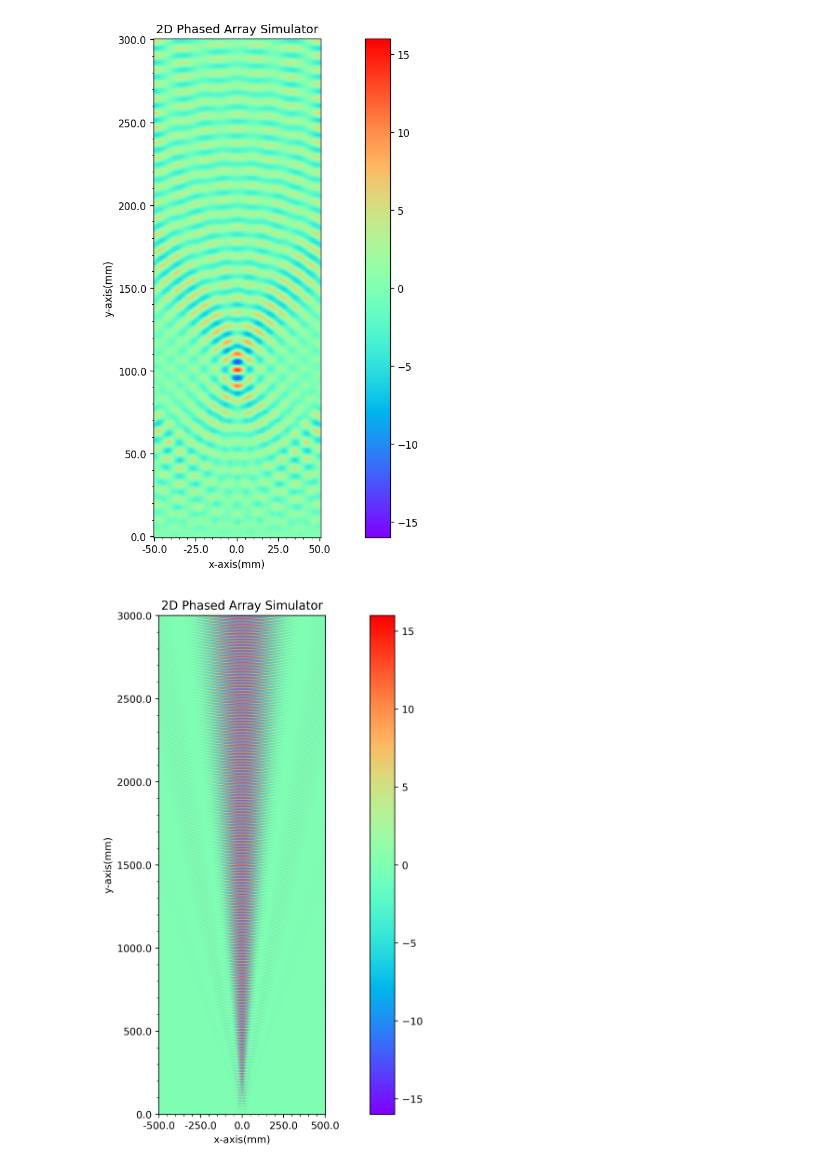
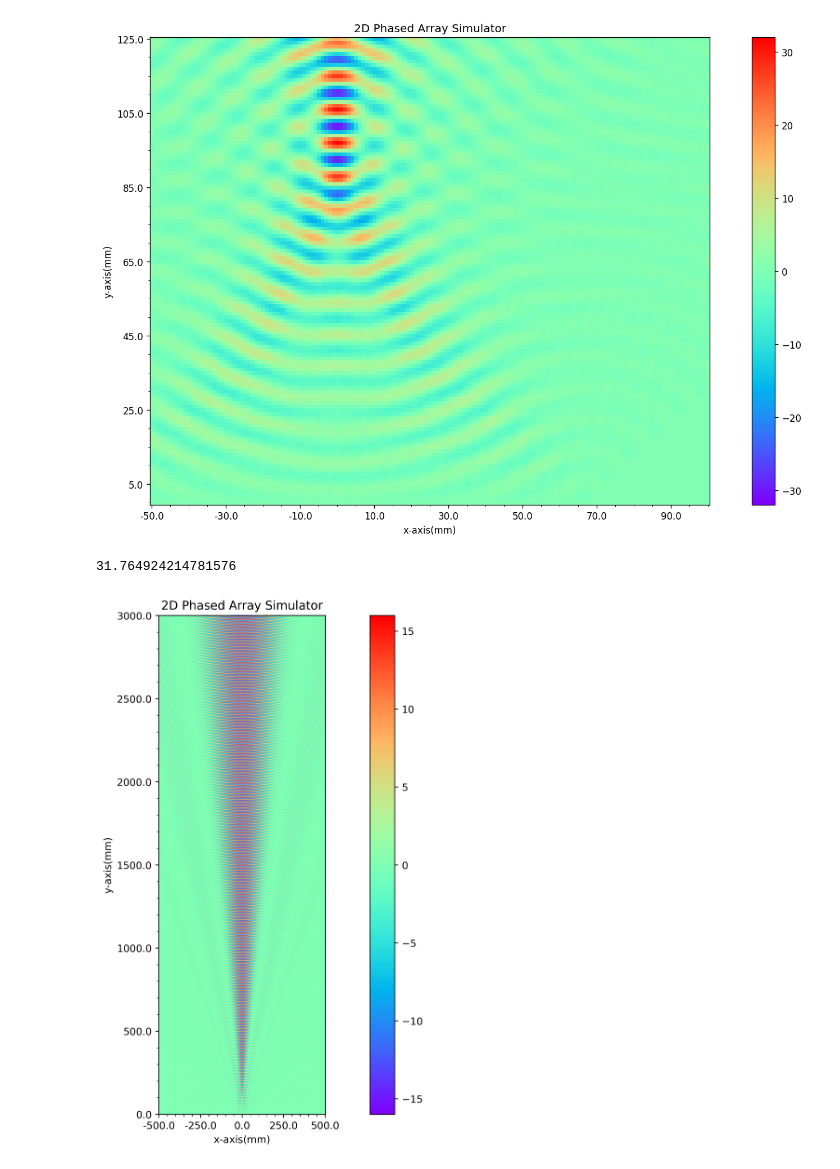
Before and after one commit to ShotaSasaki-HCU/Prog2kakushin, a Jupyter notebook: work2.ipynb, the cells around one changed output. Drawn from its saved outputs; the diff is of its cells as text; code cells hidden in the pictures.

```diff
--- a/work2.ipynb
+++ b/work2.ipynb
@@ -9,9 +9,9 @@ import numpy as np
 import matplotlib.pyplot as plt
 import matplotlib.ticker as ticker
 
-range_x_R = 50 # x軸方向レンジ右(mm)
+range_x_R = 100 # x軸方向レンジ右(mm)
 range_x_L = -50 # x軸方向レンジ左(mm)
-range_y_T = 300 # y軸方向レンジ上(mm)
+range_y_T = 125 # y軸方向レンジ上(mm)
 range_y_B = 0 # y軸方向レンジ下(mm)
 calc_width = 1 # 計算幅(mm)
 
@@ -20,9 +20,9 @@ f = 40000 # 送信波の周波数(Hz)
 t = 0.0 # 時間(s)
 v = 340.29 * 1000 # 送信波の速さ(mm/s)
 
-tr_num = 16 # 送信素子数（個）
+tr_num = 32 # 送信素子数（個）
 tr_directivity = np.deg2rad(95) # 送信素子指向性(rad)
-tr_clearance = 15 # (v / f) / 2 # 送信素子間隔(mm)
+tr_clearance = (v / f) / 2 # 送信素子間隔(mm)
 tr_x_coord = [] # 送信素子のx座標（y座標は0で固定）
 
 beam_direction = np.deg2rad(90) # 合成波の指向方向(rad)
@@ -55,34 +55,37 @@ for num in range(0, tr_num): # 送信素子それぞれについて左端から
         sim_result[row][column] += A * np.sin(2 * np.pi * f * (t - (np.linalg.norm(vec) / v) + (phase_diff / v))) # 波の式
       calc_x += calc_width # 次の計算座標へ（x軸の正方向へ）
       column += 1
     calc_x = range_x_L # 計算するx座標を初期化
     column = 0 # 列インデックス初期化
     calc_y -= calc_width # 次の計算座標へ（y軸の負方向へ）
     row += 1
   calc_y = range_y_T # 計算するy座標を初期化
   row = 0 # 行インデックス初期化
 
 # ここからヒートマップの表示設定
 fig, ax = plt.subplots(figsize=(16, 9), dpi=120)
 im = ax.imshow(sim_result, cmap='rainbow', aspect='equal', vmin=-A*tr_num, vmax=A*tr_num)
 plt.colorbar(im)
 # x軸目盛りの設定
 ax.set_xticks(np.arange(0, sim_result.shape[1], 1))
 ax.set_xticklabels(np.linspace(range_x_L, range_x_L+(calc_width*(sim_result.shape[1]-1)), sim_result.shape[1]))
 ax.xaxis.set_major_locator(ticker.AutoLocator()) # 過剰に指定された目盛りを自動調整
 ax.xaxis.set_minor_locator(ticker.AutoMinorLocator()) # 副目盛りで主目盛りを自動補完
 # y軸目盛りの設定
 ax.set_yticks(np.arange(sim_result.shape[0]-1, 0-1, -1))
 ax.set_yticklabels(np.linspace(range_y_T-(calc_width*(sim_result.shape[0]-1)), range_y_T, sim_result.shape[0]))
 ax.yaxis.set_major_locator(ticker.AutoLocator()) # 過剰に指定された目盛りを自動調整
 ax.yaxis.set_minor_locator(ticker.AutoMinorLocator()) # 副目盛りで主目盛りを自動補完
 # タイトル・軸ラベルの設定
 ax.set_title('2D Phased Array Simulator')
 ax.set_xlabel('x-axis(mm)')
 ax.set_ylabel('y-axis(mm)')
 plt.show()
+
+print(np.amax(sim_result))
 # %% [output]
-[figure, old version]
+[figure, new version]
+31.764924214781576
 # %%
 # matplotlibの画素数設定などがまずかったとき用
 # 何分もかかる計算を再度行わなくても表示だけ調整できるように。
```
